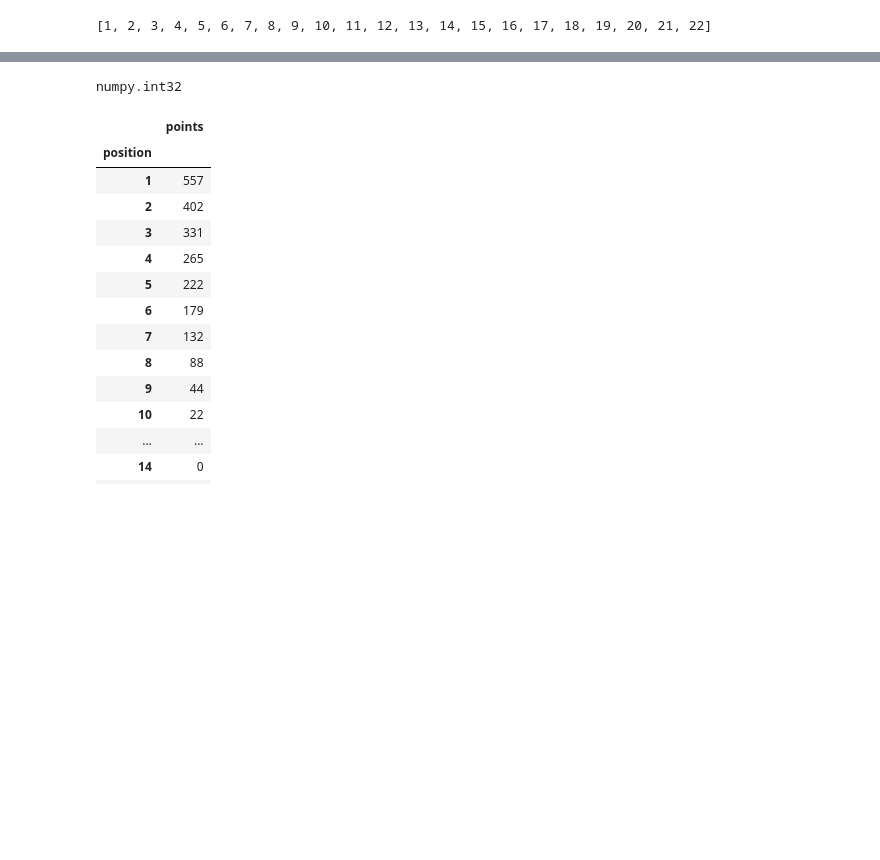
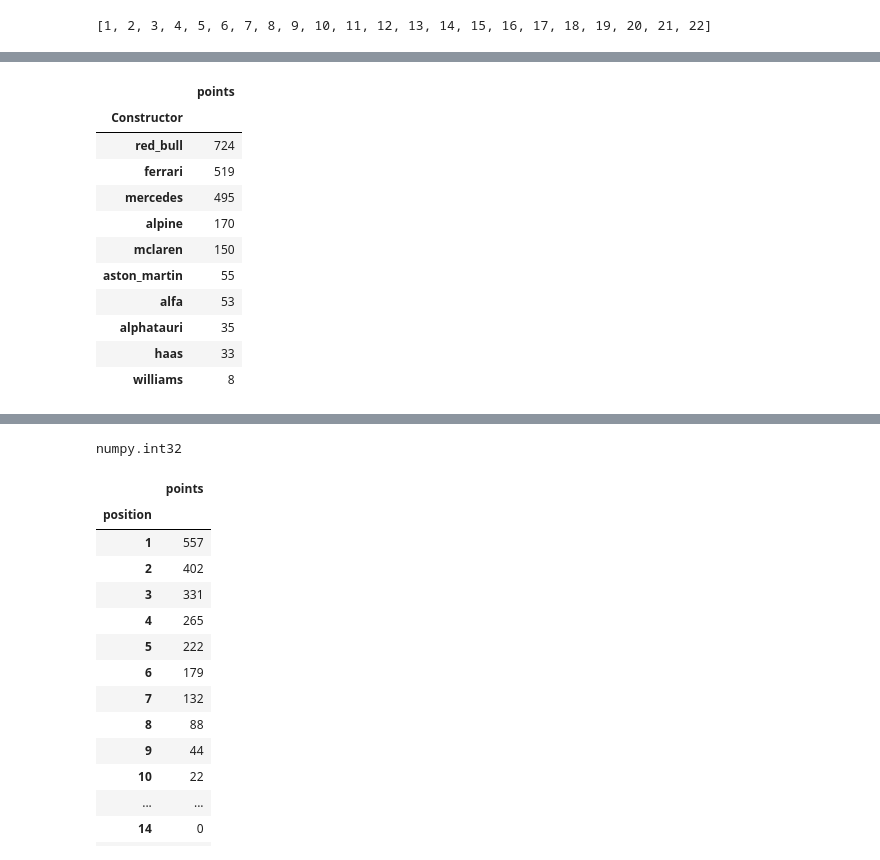
Before and after one commit to ItzuaZamora/formula-1-data, a Jupyter notebook: f1-analisis.ipynb, the cells around one changed output, grey strips where cells are left out. Drawn from its saved outputs; the diff is of its cells as text; code cells hidden in the pictures; blank space fills up the shorter version.

```diff
--- a/f1-analisis.ipynb
+++ b/f1-analisis.ipynb
@@ -33,0 +61,19 @@ df_results_2022["points"] = df_results_2022.points.astype(int)#Lo que nos hace e
+# %%
+#ahora veamos cuantos puntos por constructor se generaron enla temporada 2022
+#Primero lo que tenemos que hacer es volver solo lo que nos importa en las columnas, solo los datos y que no muestre sus palabras clave
+df_results_2022["Constructor"] = df_results_2022["Constructor"].apply(lambda x : x["constructorId"])
+
+df_results_2022.groupby(["Constructor"]).agg({"points":"sum"}).sort_values(by = "points", ascending = False)
+# %% [output]
+|  | points |
+| Constructor |  |
+| red_bull | 724 |
+| ferrari | 519 |
+| mercedes | 495 |
+| alpine | 170 |
+| mclaren | 150 |
+| aston_martin | 55 |
+| alfa | 53 |
+| alphatauri | 35 |
+| haas | 33 |
+| williams | 8 |
```
Also changed, not shown: parts of 16 cells of this notebook.
